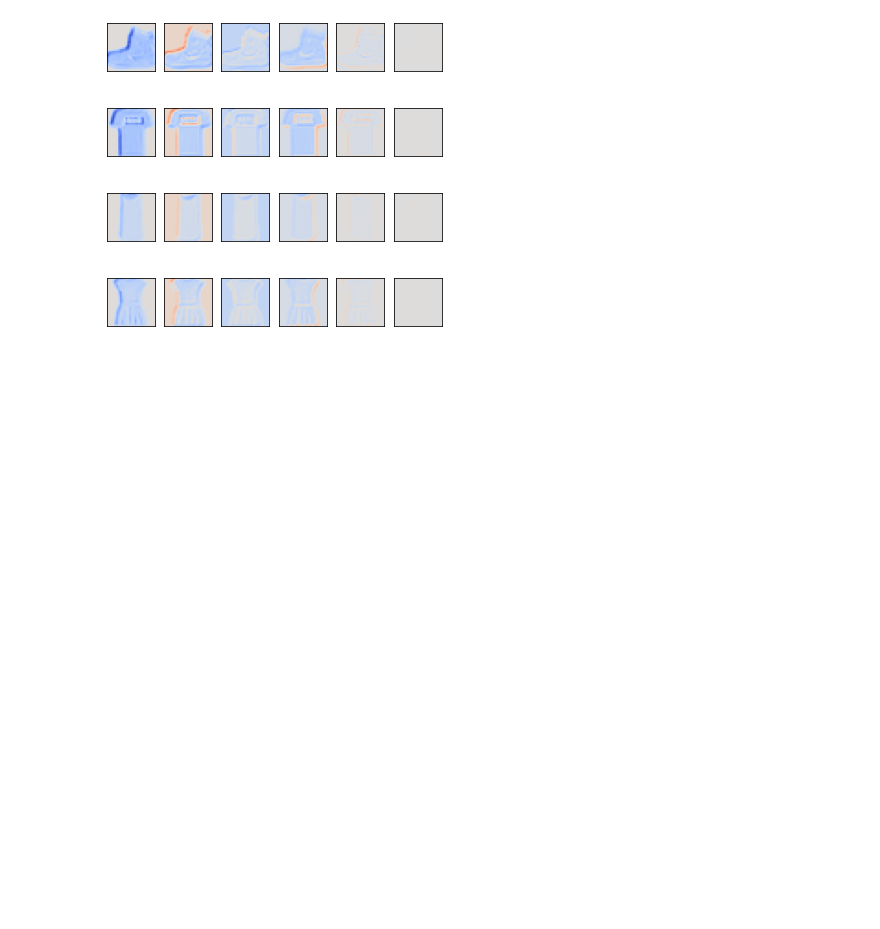
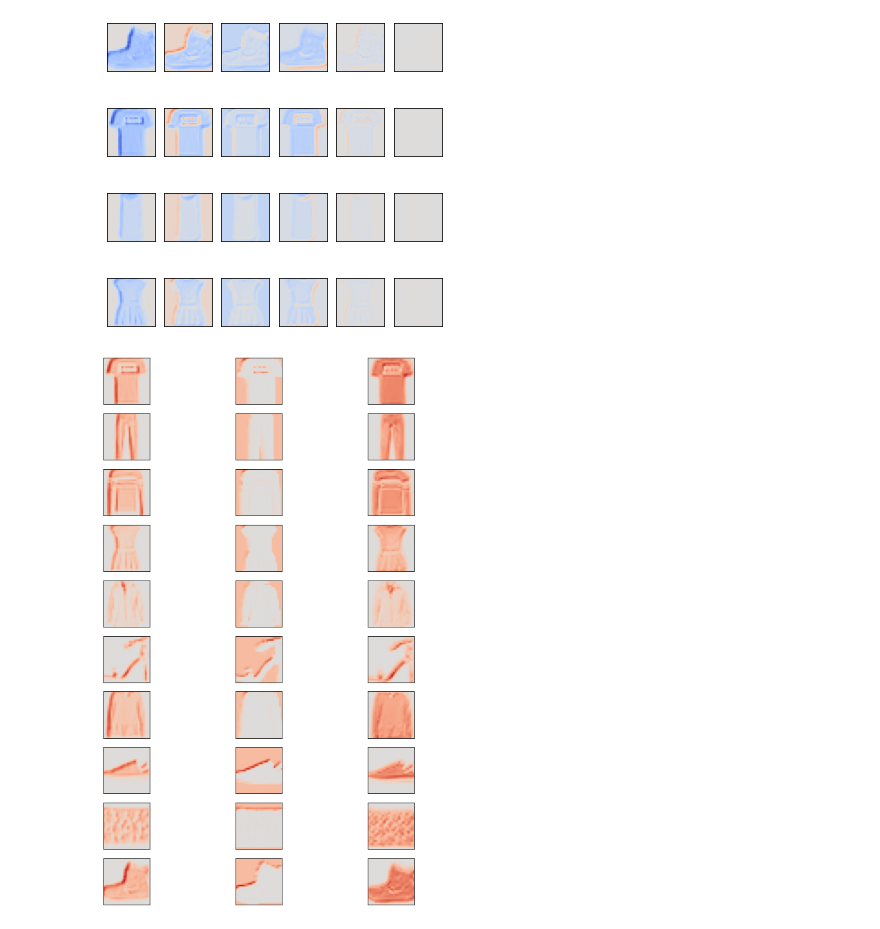
Before and after one commit to edkins/torch-play, a Jupyter notebook: notebooks/fashion_cnn1.ipynb, the cells around one changed output. Cells and saved outputs as stored; diff of their text form; code cells hidden in the pictures; blank space fills up the shorter version.

```diff
--- a/notebooks/fashion_cnn1.ipynb
+++ b/notebooks/fashion_cnn1.ipynb
@@ -75,3 +75,8 @@ dp.mul_cols(mat).plot()
 ra.mul_cols(mat).plot()
 # %% [output]
 [figure]
+# %%
+mat2 = m.activate(256).get_activation_grid(1).nmf_matrix_cols(3)
+m.activate('classes').get_activation_grid(1).mul_cols(mat2).plot((10,15),norm='cols')
+# %% [output]
+[figure, added]
```
Also changed, not shown: parts of 4 cells of this notebook, 3 other files.
